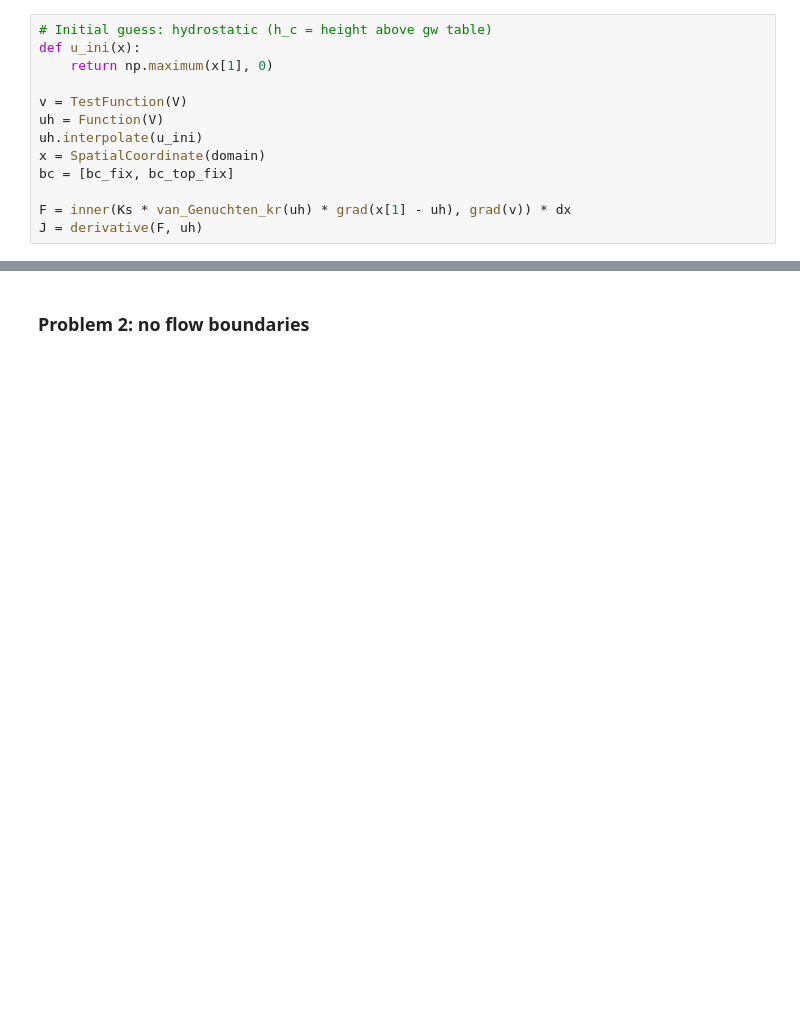
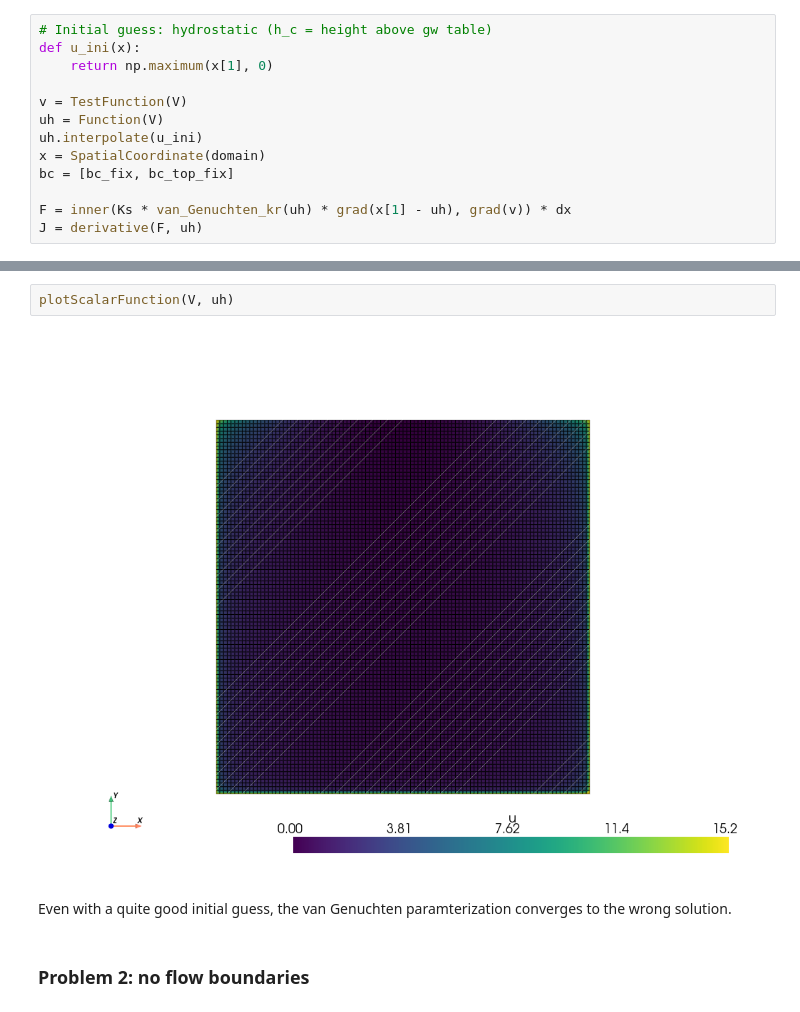
Before and after one commit to lannika-ut/ScientificPractice, a Jupyter notebook: FiniteElements/Richards_analytical1.ipynb, the cells around one changed output, grey strips where cells are left out. Saved outputs shown, nothing was run; the diff lists cells and outputs as text; blank space fills up the shorter version.

```diff
--- a/FiniteElements/Richards_analytical1.ipynb
+++ b/FiniteElements/Richards_analytical1.ipynb
@@ -271,3 +408,9 @@ plotScalarFunction(V, u_fix)
+# %%
+plotScalarFunction(V, uh)
+# %% [output]
+[figure, added]
+# %% [markdown]
+Even with a quite good initial guess, the van Genuchten paramterization converges to the wrong solution.
 # %% [markdown]
 ### Problem 2: no flow boundaries
 # %%
```
Also changed, not shown: parts of 8 cells of this notebook, 4 other files.
